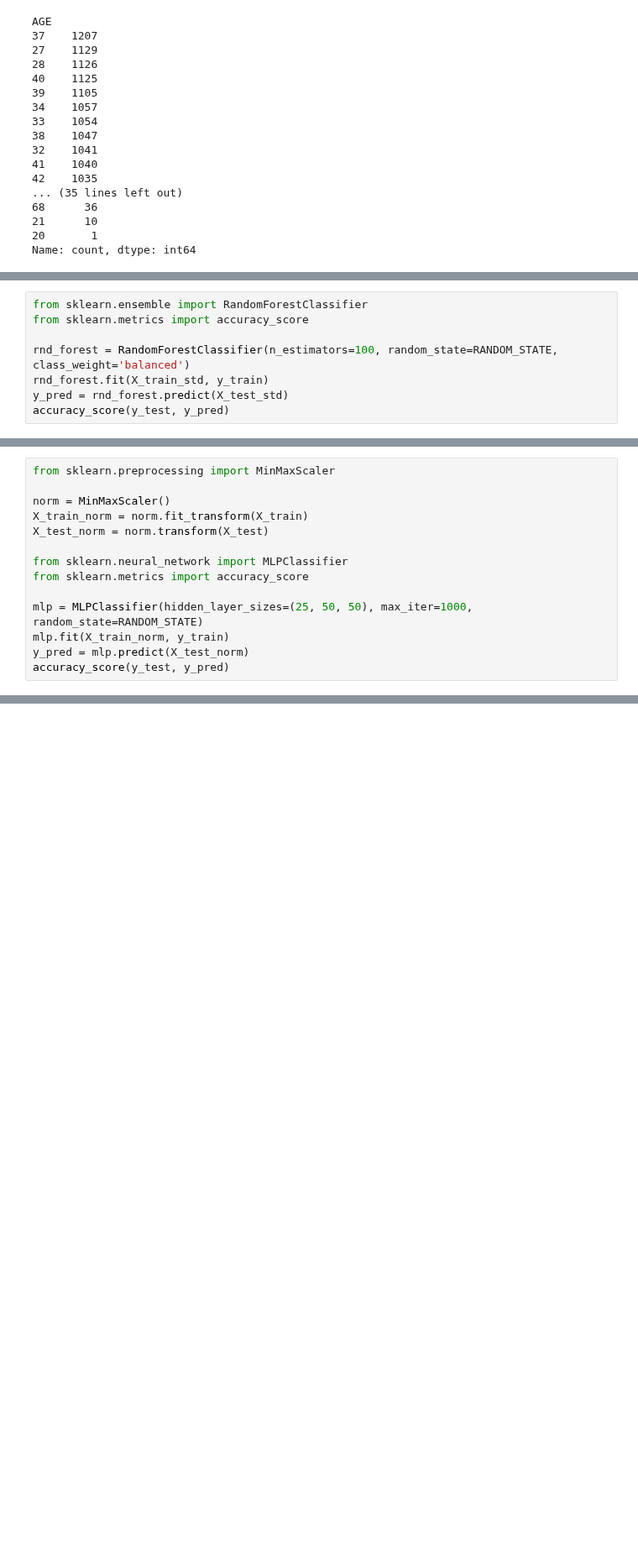
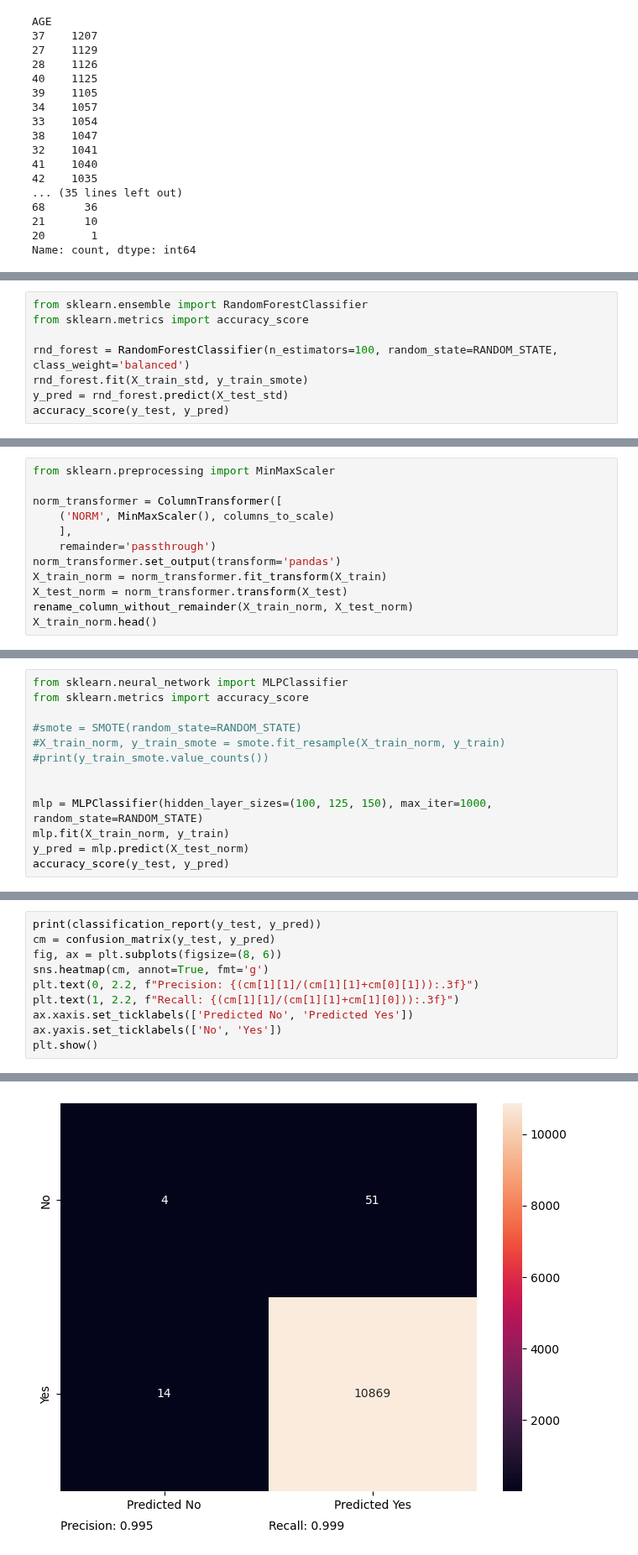
Before and after one commit to EnricoMiche1210760/prediction-of-creditworthiness-for-credit-card-issuance, a Jupyter notebook: main.ipynb, the cells around one changed output, grey strips where cells are left out. Shown at 84% size. Cells and saved outputs as stored; diff of their text form; blank space fills up the shorter version.

```diff
--- a/main.ipynb
+++ b/main.ipynb
@@ -473,7 +576,7 @@ from sklearn.ensemble import RandomForestClassifier
 from sklearn.metrics import accuracy_score
 
 rnd_forest = RandomForestClassifier(n_estimators=100, random_state=RANDOM_STATE, class_weight='balanced')
-rnd_forest.fit(X_train_std, y_train)
+rnd_forest.fit(X_train_std, y_train_smote)
 y_pred = rnd_forest.predict(X_test_std)
 accuracy_score(y_test, y_pred)
 # %% [output]
@@ -504,0 +625,12 @@ accuracy_score(y_test, y_pred)
+# %%
+from sklearn.preprocessing import MinMaxScaler
+
+norm_transformer = ColumnTransformer([
+    ('NORM', MinMaxScaler(), columns_to_scale)
+    ],
+    remainder='passthrough')
+norm_transformer.set_output(transform='pandas')
+X_train_norm = norm_transformer.fit_transform(X_train)
+X_test_norm = norm_transformer.transform(X_test)
+rename_column_without_remainder(X_train_norm, X_test_norm)
+X_train_norm.head()
@@ -505,14 +645,13 @@ accuracy_score(y_test, y_pred)
 # %%
-from sklearn.preprocessing import MinMaxScaler
-
-norm = MinMaxScaler()
-X_train_norm = norm.fit_transform(X_train)
-X_test_norm = norm.transform(X_test)
-
 from sklearn.neural_network import MLPClassifier
 from sklearn.metrics import accuracy_score
 
-mlp = MLPClassifier(hidden_layer_sizes=(25, 50, 50), max_iter=1000, random_state=RANDOM_STATE)
+#smote = SMOTE(random_state=RANDOM_STATE)
+#X_train_norm, y_train_smote = smote.fit_resample(X_train_norm, y_train)
+#print(y_train_smote.value_counts())
+
+
+mlp = MLPClassifier(hidden_layer_sizes=(100, 125, 150), max_iter=1000, random_state=RANDOM_STATE)
 mlp.fit(X_train_norm, y_train)
 y_pred = mlp.predict(X_test_norm)
 accuracy_score(y_test, y_pred)
@@ -520,0 +660,11 @@ accuracy_score(y_test, y_pred)
+# %%
+print(classification_report(y_test, y_pred))
+cm = confusion_matrix(y_test, y_pred)
+fig, ax = plt.subplots(figsize=(8, 6))
+sns.heatmap(cm, annot=True, fmt='g')
+plt.text(0, 2.2, f"Precision: {(cm[1][1]/(cm[1][1]+cm[0][1])):.3f}")
+plt.text(1, 2.2, f"Recall: {(cm[1][1]/(cm[1][1]+cm[1][0])):.3f}")
+ax.xaxis.set_ticklabels(['Predicted No', 'Predicted Yes'])
+ax.yaxis.set_ticklabels(['No', 'Yes'])
+plt.show()
+# %% [output]
@@ -521,3 +679,4 @@ accuracy_score(y_test, y_pred)
+[figure, added]
 # %%
 if 0:
     import gap_statistic as gs
```
Also changed, not shown: parts of 23 cells of this notebook.
